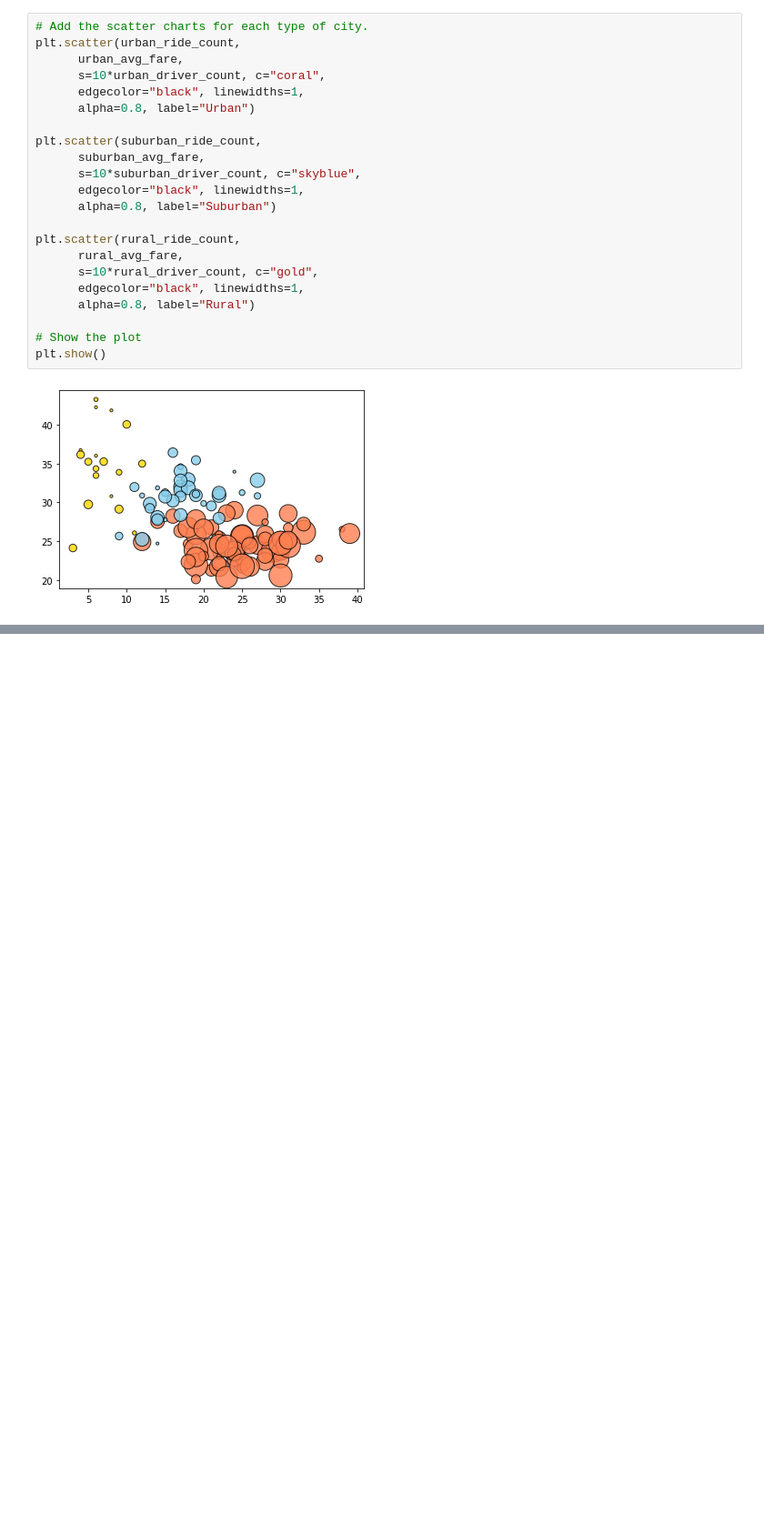
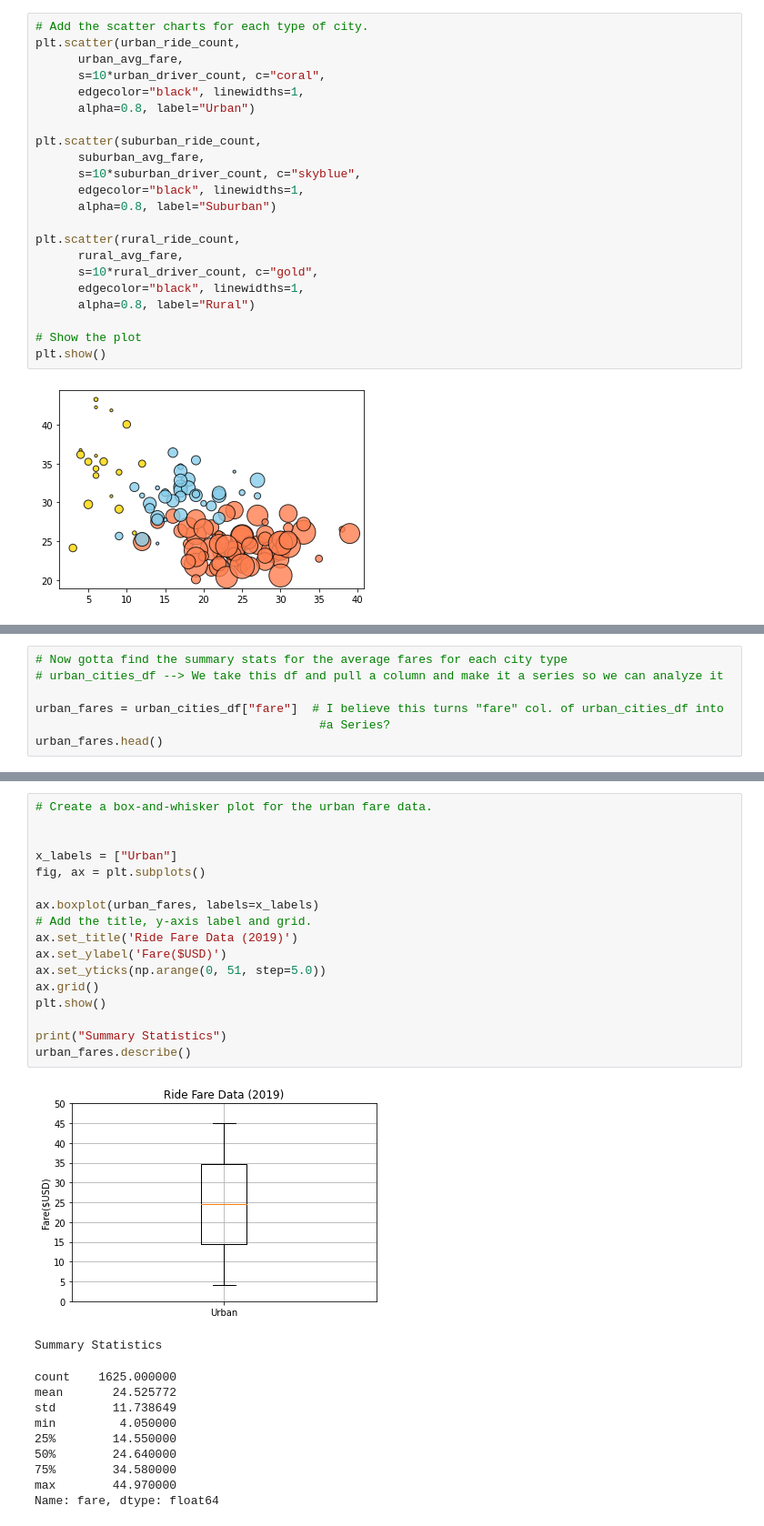
Before and after one commit to spuddy619/PyBer_Analysis, a Jupyter notebook: PyBer.ipynb, the cells around one changed output, grey strips where cells are left out. Shown at 91% size. Saved outputs shown, nothing was run; the diff lists cells and outputs as text; blank space fills up the shorter version.

```diff
--- a/PyBer.ipynb
+++ b/PyBer.ipynb
@@ -429,0 +537,7 @@ plt.savefig("analysis/Fig1.png")
+# %%
+# Now gotta find the summary stats for the average fares for each city type
+# urban_cities_df --> We take this df and pull a column and make it a series so we can analyze it
+
+urban_fares = urban_cities_df["fare"]  # I believe this turns "fare" col. of urban_cities_df into
+                                        #a Series?
+urban_fares.head()
@@ -429,0 +731,29 @@ plt.savefig("analysis/Fig1.png")
+# %%
+# Create a box-and-whisker plot for the urban fare data.
+
+
+x_labels = ["Urban"]
+fig, ax = plt.subplots()
+
+ax.boxplot(urban_fares, labels=x_labels)
+# Add the title, y-axis label and grid.
+ax.set_title('Ride Fare Data (2019)')
+ax.set_ylabel('Fare($USD)')
+ax.set_yticks(np.arange(0, 51, step=5.0))
+ax.grid()
+plt.show()
+
+print("Summary Statistics")
+urban_fares.describe()
+# %% [output]
+[figure, added]
+Summary Statistics
+count    1625.000000
+mean       24.525772
+std        11.738649
+min         4.050000
+25%        14.550000
+50%        24.640000
+75%        34.580000
+max        44.970000
+Name: fare, dtype: float64
```
Also changed, not shown: parts of 30 cells of this notebook.
